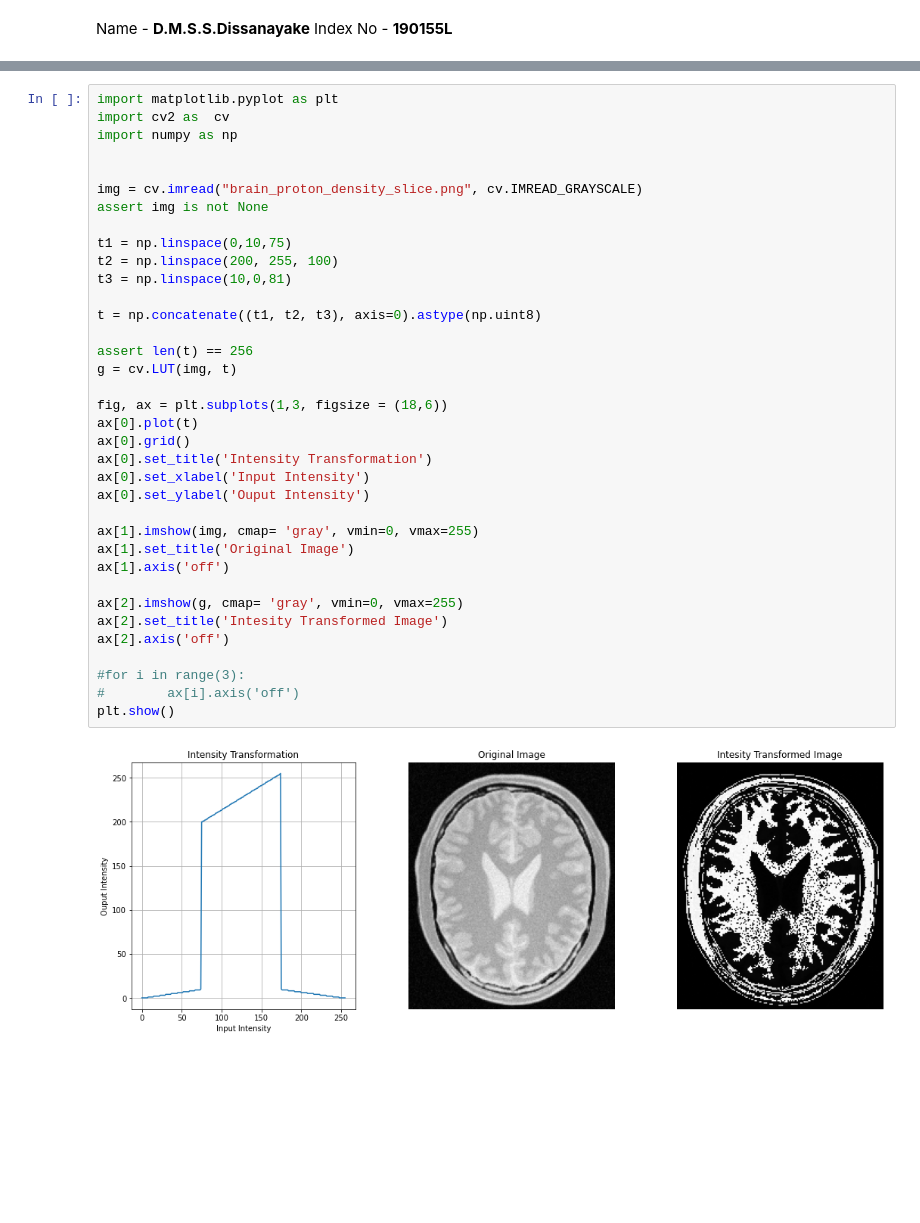
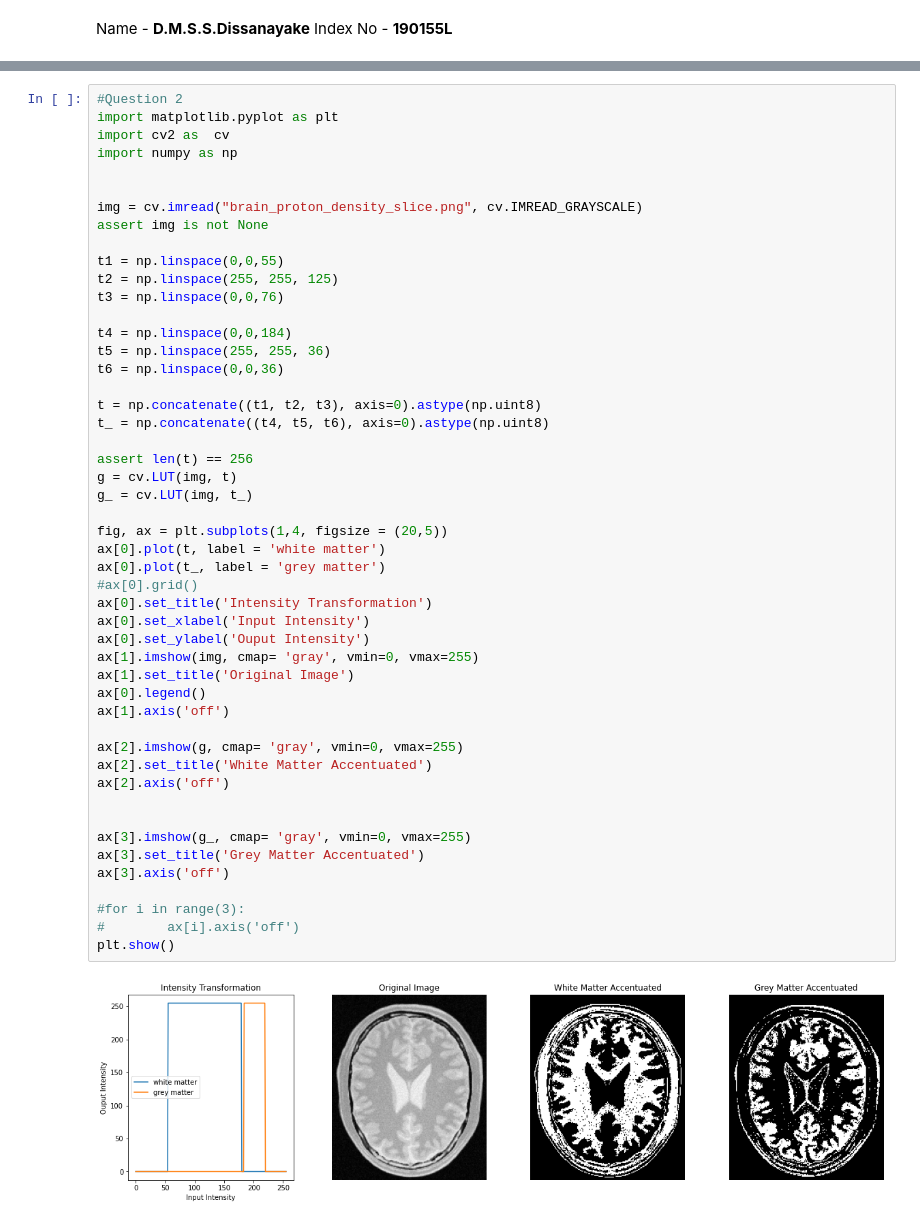
Before and after one commit to SeniruD/EN2550_Exercises, a Jupyter notebook: Assignment_1/190155L_Assignment1.ipynb, the cells around one changed output, grey strips where cells are left out. Drawn from its saved outputs; the diff is of its cells as text; blank space fills up the shorter version.

```diff
--- a/Assignment_1/190155L_Assignment1.ipynb
+++ b/Assignment_1/190155L_Assignment1.ipynb
@@ -47,40 +48,53 @@ plt.show()
  [ 41  32  20 ...   0   0   0]]
 [figure]
 # %%
+#Question 2
 import matplotlib.pyplot as plt
 import cv2 as  cv
 import numpy as np
 
 
 img = cv.imread("brain_proton_density_slice.png", cv.IMREAD_GRAYSCALE)
 assert img is not None
 
-t1 = np.linspace(0,10,75)
-t2 = np.linspace(200, 255, 100)
-t3 = np.linspace(10,0,81)
+t1 = np.linspace(0,0,55)
+t2 = np.linspace(255, 255, 125)
+t3 = np.linspace(0,0,76)
+
+t4 = np.linspace(0,0,184)
+t5 = np.linspace(255, 255, 36)
+t6 = np.linspace(0,0,36)
 
 t = np.concatenate((t1, t2, t3), axis=0).astype(np.uint8)
+t_ = np.concatenate((t4, t5, t6), axis=0).astype(np.uint8)
 
 assert len(t) == 256
 g = cv.LUT(img, t)
+g_ = cv.LUT(img, t_)
 
-fig, ax = plt.subplots(1,3, figsize = (18,6))
-ax[0].plot(t)
-ax[0].grid()
+fig, ax = plt.subplots(1,4, figsize = (20,5))
+ax[0].plot(t, label = 'white matter')
+ax[0].plot(t_, label = 'grey matter')
+#ax[0].grid()
 ax[0].set_title('Intensity Transformation')
 ax[0].set_xlabel('Input Intensity')
 ax[0].set_ylabel('Ouput Intensity')
-
 ax[1].imshow(img, cmap= 'gray', vmin=0, vmax=255)
 ax[1].set_title('Original Image')
+ax[0].legend()
 ax[1].axis('off')
 
 ax[2].imshow(g, cmap= 'gray', vmin=0, vmax=255)
-ax[2].set_title('Intesity Transformed Image')
+ax[2].set_title('White Matter Accentuated')
 ax[2].axis('off')
+
+
+ax[3].imshow(g_, cmap= 'gray', vmin=0, vmax=255)
+ax[3].set_title('Grey Matter Accentuated')
+ax[3].axis('off')
 
 #for i in range(3):
 #        ax[i].axis('off')
 plt.show()
 # %% [output]
-[figure, old version]
+[figure, new version]
```
Also changed, not shown: parts of 5 cells of this notebook.
